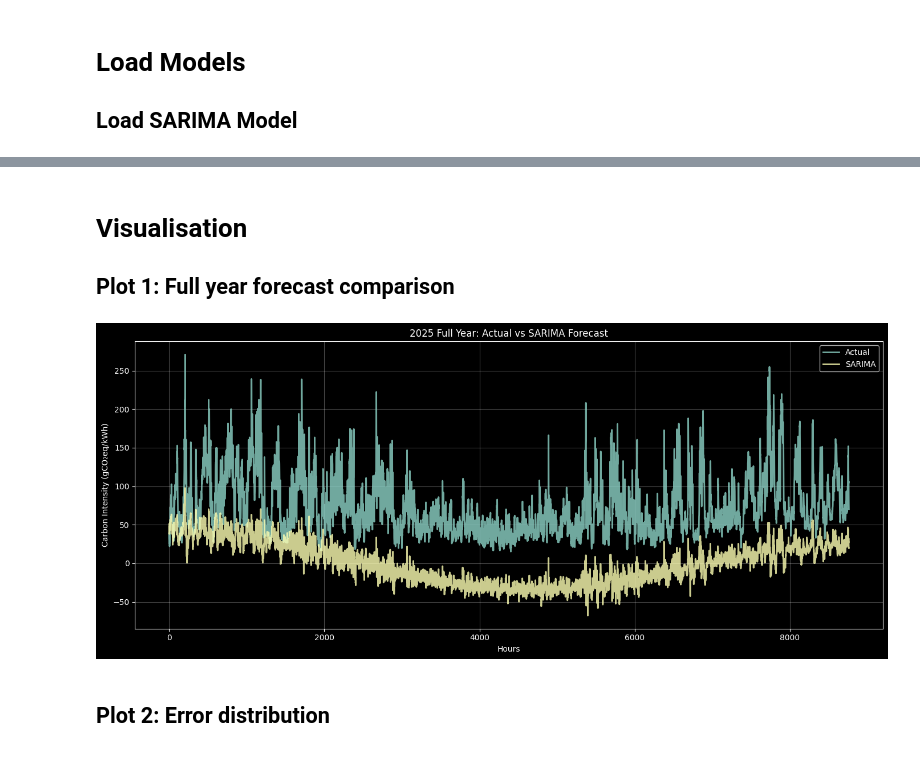
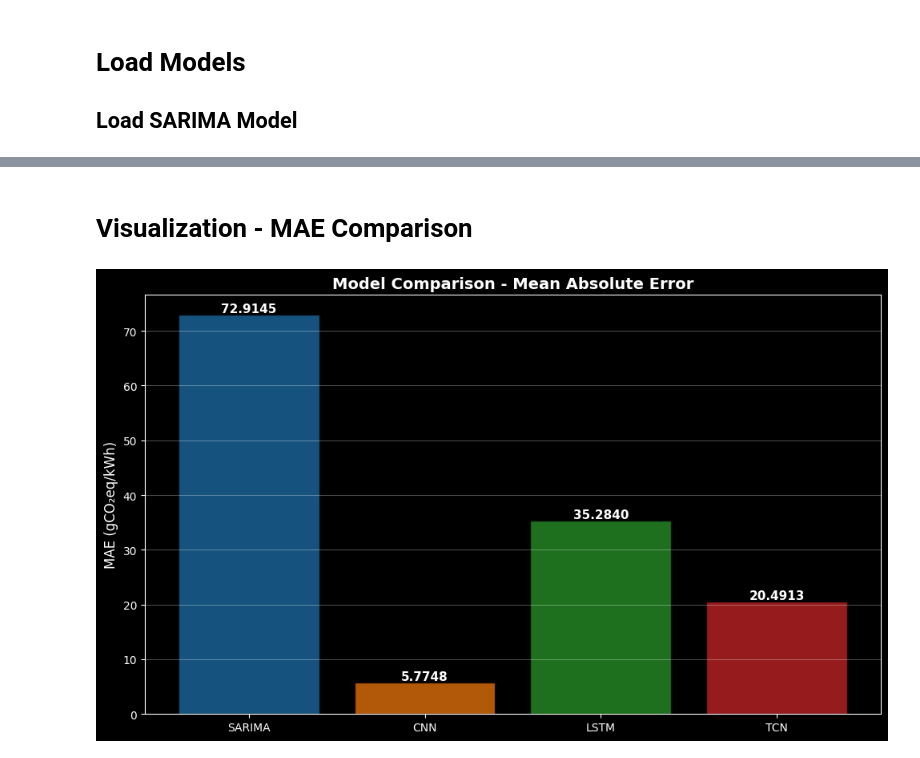
Before and after one commit to The-European-Avengers/MAJJ-ADL-eris, a Jupyter notebook: ml/model_comparison.ipynb, the cells around one changed output, grey strips where cells are left out. Cells and saved outputs as stored; diff of their text form; code cells hidden in the pictures.

Commit message:
Unified ML models for comparison

```diff
--- a/ml/model_comparison.ipynb
+++ b/ml/model_comparison.ipynb
@@ -181,19 +406,25 @@ SARIMA:
 # %% [markdown]
-# Visualisation
-
-## Plot 1: Full year forecast comparison
+# Visualization - MAE Comparison
 # %%
-fig, ax = plt.subplots(figsize=(14, 6))
-ax.plot(range(len(y_test)), y_test.values, label="Actual", linewidth=2, alpha=0.8)
-ax.plot(range(len(sarima_forecast)), sarima_forecast.values, label="SARIMA", linewidth=2, alpha=0.8)
-ax.set_title("2025 Full Year: Actual vs SARIMA Forecast")
-ax.set_xlabel("Hours")
-ax.set_ylabel("Carbon Intensity (gCO₂eq/kWh)")
-ax.legend()
-ax.grid(True, alpha=0.3)
-plt.tight_layout()
-plt.show()
+if results:
+    fig, ax = plt.subplots(figsize=(10, 6))
+    models_list = list(results.keys())
+    maes = [results[m]['MAE'] for m in models_list]
+
+    colors = ['#1f77b4', '#ff7f0e', '#2ca02c', '#d62728']
+    bars = ax.bar(models_list, maes, color=colors[:len(models_list)], alpha=0.7, edgecolor='black')
+
+    # Add value labels on bars
+    for bar in bars:
+        height = bar.get_height()
+        ax.text(bar.get_x() + bar.get_width() / 2., height,
+                f'{height:.4f}',
+                ha='center', va='bottom', fontsize=11, fontweight='bold')
+
+    ax.set_ylabel('MAE (gCO₂eq/kWh)', fontsize=12)
+    ax.set_title('Model Comparison - Mean Absolute Error', fontsize=14, fontweight='bold')
+    ax.grid(True, alpha=0.3, axis='y')
+    plt.tight_layout()
+    plt.show()
 # %% [output]
-[figure, old version]
+[figure, new version]
-# %% [markdown]
-## Plot 2: Error distribution
```
Also changed, not shown: parts of 15 cells of this notebook, 41 other files.
